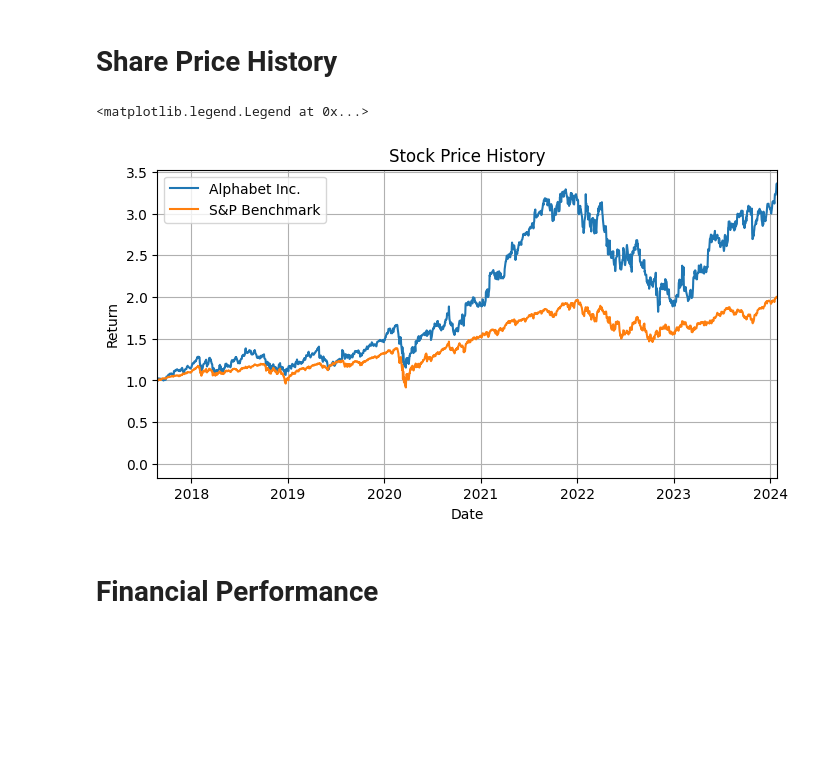
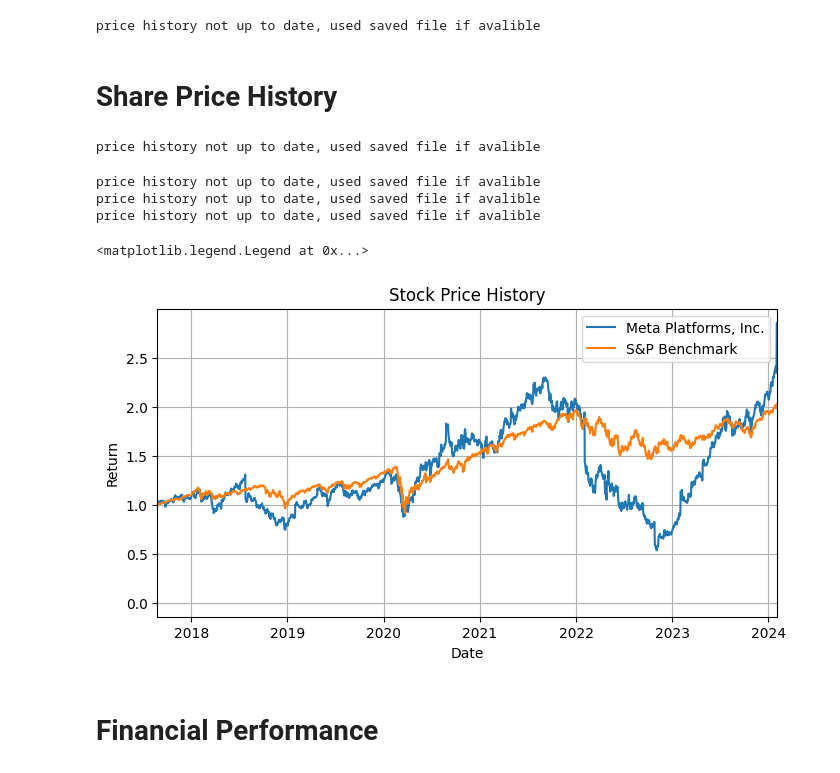
Before and after one commit to BrendanSkyLiang/brendans_bloomberg, a Jupyter notebook: notebooks/single_equity_overview.ipynb, the cells around one changed output. Cells and saved outputs as stored; diff of their text form; code cells hidden in the pictures; blank space fills up the shorter version.

```diff
--- a/notebooks/single_equity_overview.ipynb
+++ b/notebooks/single_equity_overview.ipynb
@@ -13,25 +13,31 @@ from interface.company import Company
 from interface.indicator import Yahoo_Indicator
 from interface.forex import forex
 # %%
-company = Company("GOOG")
+company = Company("META")
+# %% [output]
+price history not up to date, used saved file if avalible
 # %% [markdown]
 # Share Price History
 # %%
-start_date = date(2017,8,25)
-company_index = find_col_index(company.price_history.dates.transpose(), start_date, 0)
-benchmark_index_index = find_col_index(Yahoo_Indicator("^GSPC").dates.transpose(), start_date, 0)
+start_date = datetime(2017,8,25).date()
+company_index = np.where(company.price_history.dates == start_date)[0]
+benchmark_index_index = np.where(Yahoo_Indicator("^GSPC").dates == start_date)[0]
 plt.figure(figsize=(8, 4))  # Customize the figure size if needed
-plt.plot(company.price_history.dates, company.price_history.close/float(company.price_history.close.iloc[company_index]))  # Use dates or converted values for x-axis
-plt.plot(Yahoo_Indicator("^GSPC").dates, Yahoo_Indicator("^GSPC").close/float(Yahoo_Indicator("^GSPC").close.iloc[benchmark_index_index]))
+plt.plot(company.price_history.dates, company.price_history.close/float(company.price_history.close[company_index]))
+plt.plot(Yahoo_Indicator("^GSPC").dates, Yahoo_Indicator("^GSPC").close/float(Yahoo_Indicator("^GSPC").close[benchmark_index_index]))
 plt.xlabel("Date")
 plt.ylabel("Return")
 plt.title("Stock Price History")
 plt.grid(True)
-plt.xlim(start_date, date.today())
+plt.xlim(start_date, datetime.today())
 plt.legend([str(company.profile.name[0]), "S&P Benchmark"])
 # %% [output]
-<matplotlib.legend.Legend at 0x...>
+price history not up to date, used saved file if avalible
+price history not up to date, used saved file if avalible
+price history not up to date, used saved file if avalible
+price history not up to date, used saved file if avalible
+<matplotlib.legend.Legend at 0x...>
-[figure, old version]
+[figure, new version]
 # %% [markdown]
 # Financial Performance
 # %% [markdown]
```
Also changed, not shown: parts of 5 cells of this notebook, 6 other files.
